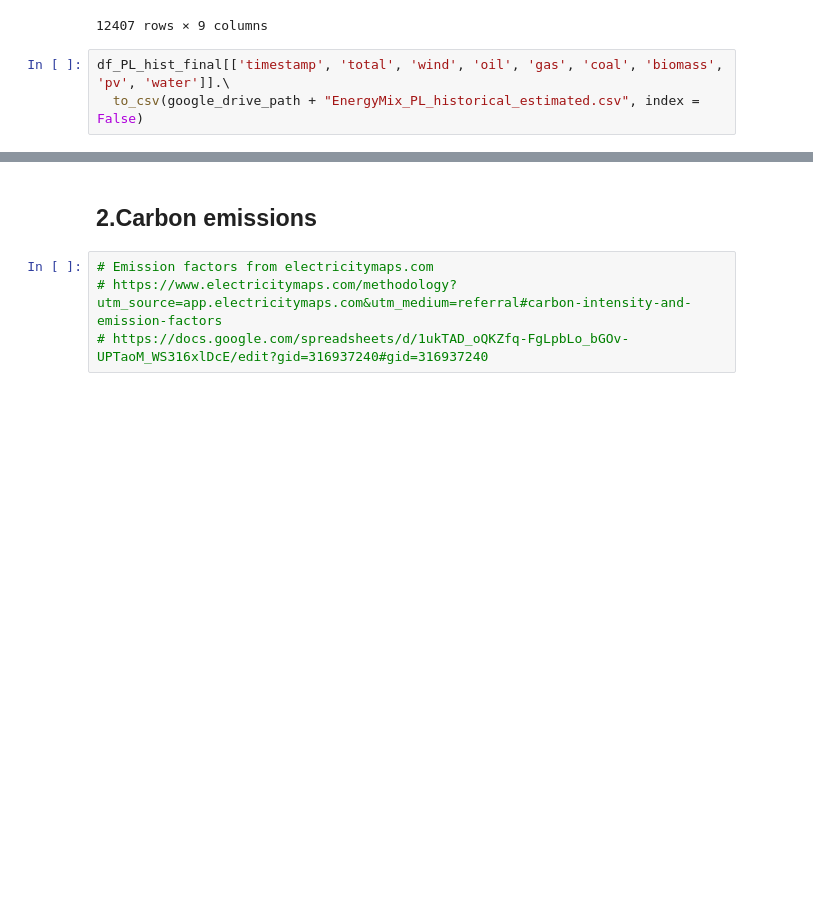
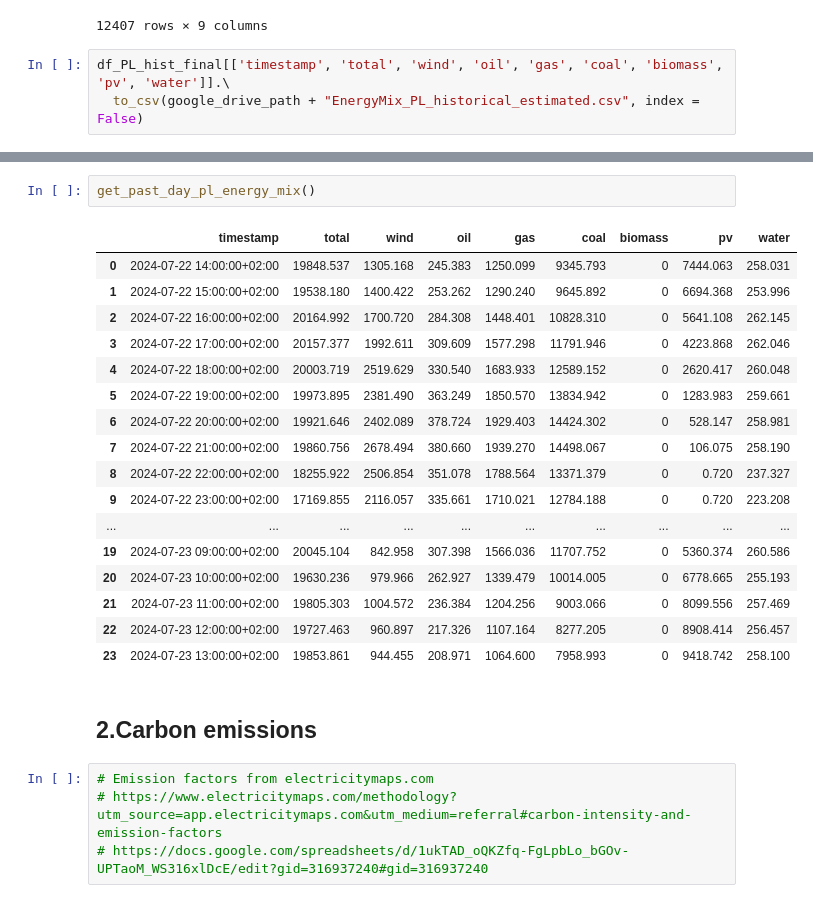
Before and after one commit to UCY-LINC-LAB/GreenAnalyzer-Project, a Jupyter notebook: energy_mix_prediction/1_getEnergyMix_CarbonEmissions.ipynb, the cells around one changed output, grey strips where cells are left out. Cells and saved outputs as stored; diff of their text form; blank space fills up the shorter version.

```diff
--- a/energy_mix_prediction/1_getEnergyMix_CarbonEmissions.ipynb
+++ b/energy_mix_prediction/1_getEnergyMix_CarbonEmissions.ipynb
@@ -628,3 +734,23 @@ df_PL_hist_final[['timestamp', 'total', 'wind', 'oil', 'gas', 'coal', 'biomass',
+# %%
+get_past_day_pl_energy_mix()
+# %% [output]
+|  | timestamp | total | wind | oil | gas | coal | biomass | pv | water |
+| 0 | 2024-07-22 14:00:00+02:00 | 19848.537 | 1305.168 | 245.383 | 1250.099 | 9345.793 | 0 | 7444.063 | 258.031 |
+| 1 | 2024-07-22 15:00:00+02:00 | 19538.180 | 1400.422 | 253.262 | 1290.240 | 9645.892 | 0 | 6694.368 | 253.996 |
+| 2 | 2024-07-22 16:00:00+02:00 | 20164.992 | 1700.720 | 284.308 | 1448.401 | 10828.310 | 0 | 5641.108 | 262.145 |
+| 3 | 2024-07-22 17:00:00+02:00 | 20157.377 | 1992.611 | 309.609 | 1577.298 | 11791.946 | 0 | 4223.868 | 262.046 |
+| 4 | 2024-07-22 18:00:00+02:00 | 20003.719 | 2519.629 | 330.540 | 1683.933 | 12589.152 | 0 | 2620.417 | 260.048 |
+| 5 | 2024-07-22 19:00:00+02:00 | 19973.895 | 2381.490 | 363.249 | 1850.570 | 13834.942 | 0 | 1283.983 | 259.661 |
+| 6 | 2024-07-22 20:00:00+02:00 | 19921.646 | 2402.089 | 378.724 | 1929.403 | 14424.302 | 0 | 528.147 | 258.981 |
+| 7 | 2024-07-22 21:00:00+02:00 | 19860.756 | 2678.494 | 380.660 | 1939.270 | 14498.067 | 0 | 106.075 | 258.190 |
+| 8 | 2024-07-22 22:00:00+02:00 | 18255.922 | 2506.854 | 351.078 | 1788.564 | 13371.379 | 0 | 0.720 | 237.327 |
+| 9 | 2024-07-22 23:00:00+02:00 | 17169.855 | 2116.057 | 335.661 | 1710.021 | 12784.188 | 0 | 0.720 | 223.208 |
+| ... | ... | ... | ... | ... | ... | ... | ... | ... | ... |
+| 19 | 2024-07-23 09:00:00+02:00 | 20045.104 | 842.958 | 307.398 | 1566.036 | 11707.752 | 0 | 5360.374 | 260.586 |
+| 20 | 2024-07-23 10:00:00+02:00 | 19630.236 | 979.966 | 262.927 | 1339.479 | 10014.005 | 0 | 6778.665 | 255.193 |
+| 21 | 2024-07-23 11:00:00+02:00 | 19805.303 | 1004.572 | 236.384 | 1204.256 | 9003.066 | 0 | 8099.556 | 257.469 |
+| 22 | 2024-07-23 12:00:00+02:00 | 19727.463 | 960.897 | 217.326 | 1107.164 | 8277.205 | 0 | 8908.414 | 256.457 |
+| 23 | 2024-07-23 13:00:00+02:00 | 19853.861 | 944.455 | 208.971 | 1064.600 | 7958.993 | 0 | 9418.742 | 258.100 |
 # %% [markdown]
 ## 2.Carbon emissions
 # %%
```
Also changed, not shown: parts of 3 cells of this notebook.
